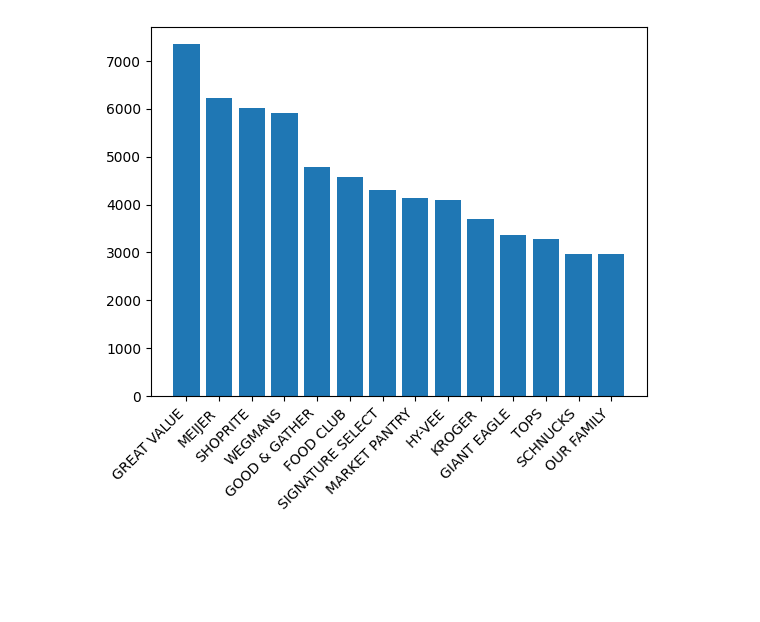
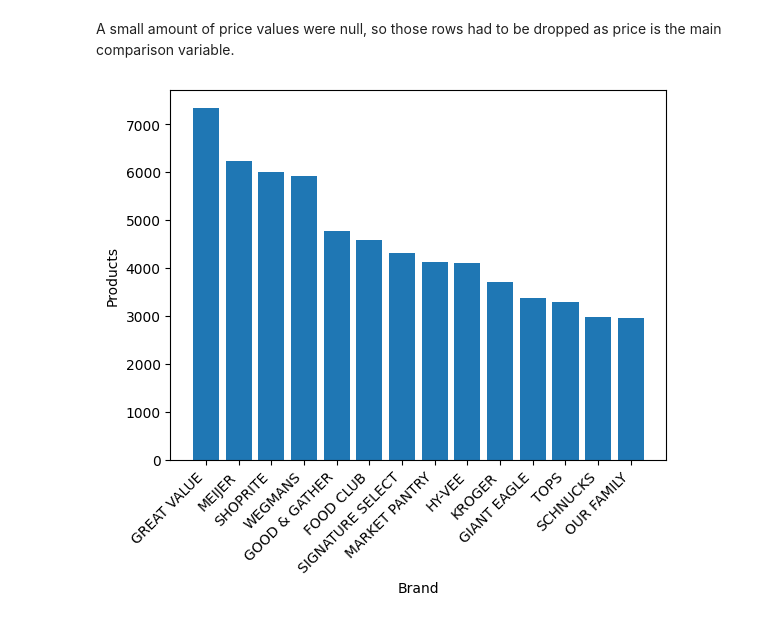
Before and after one commit to Sean-Regan/CAP5771-project, a Jupyter notebook: milestone1.ipynb, the cells around one changed output. Cells and saved outputs as stored; diff of their text form; code cells hidden in the pictures; blank space fills up the shorter version.

```diff
--- a/milestone1.ipynb
+++ b/milestone1.ipynb
@@ -38,16 +102,21 @@ dtype: int64
+# %% [markdown]
+A small amount of price values were null, so those rows had to be dropped as price is the main comparison variable.
 # %%
+# Get the top 15 brands in the food table and graph
 df = pd.read_sql_query("""
                        SELECT brand_name, COUNT(*) as brand_count
                        FROM food
                        GROUP BY brand_name
                        ORDER BY brand_count DESC
                        LIMIT 15
                        """, conn)
 df = df.dropna()
 
 plt.bar(x=df.brand_name, height=df.brand_count, width=0.8)
 plt.xticks(rotation=45, ha='right')
+plt.ylabel("Products")
+plt.xlabel("Brand")
 plt.show()
 # %% [output]
-[figure, old version]
+[figure, new version]
 # %%
```
Also changed, not shown: parts of 20 cells of this notebook, 4 other files.
